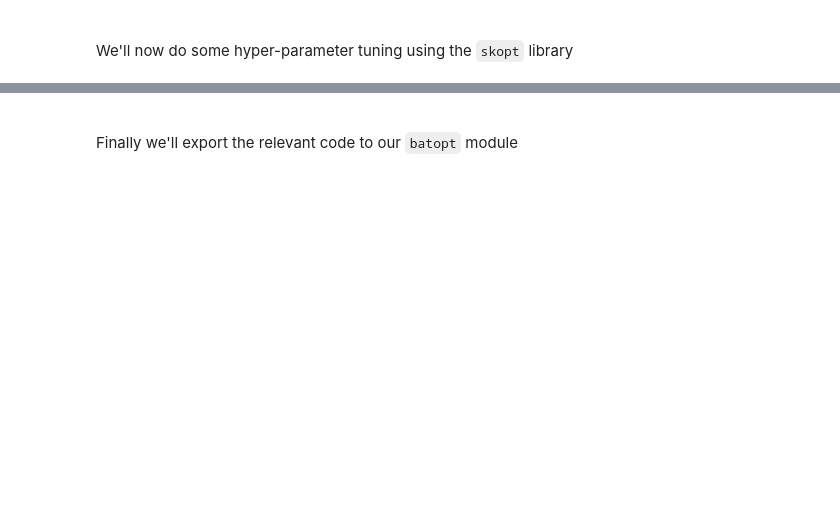
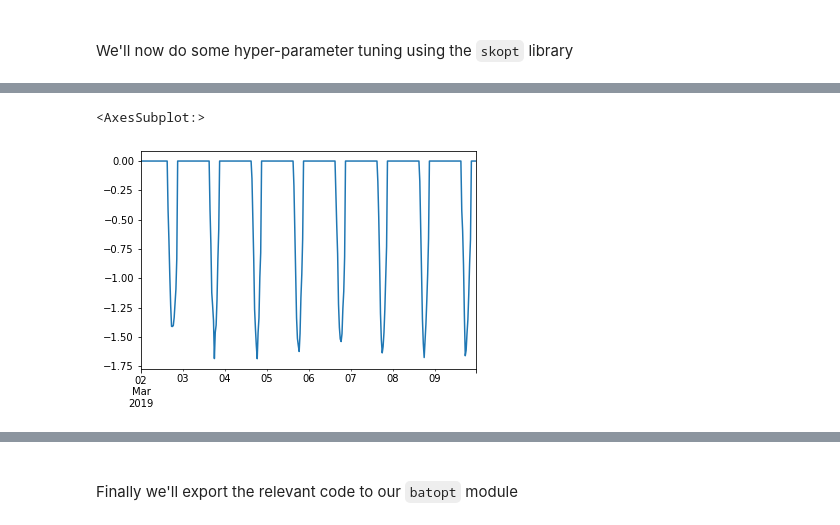
Before and after one commit to AyrtonB/WPD-DS-Challenge, a Jupyter notebook: nbs/06-tuning.ipynb, the cells around one changed output, grey strips where cells are left out. Cells and saved outputs as stored; diff of their text form; code cells hidden in the pictures; blank space fills up the shorter version.

```diff
--- a/nbs/06-tuning.ipynb
+++ b/nbs/06-tuning.ipynb
@@ -33,6 +33,7 @@ from IPython.display import JSON
 ### User Inputs
 # %%
 intermediate_data_dir = '../data/intermediate'
+raw_data_dir = '../data/raw'
 cache_data_dir = '../data/nb-cache'
 # %% [markdown]
 <br>
@@ -479,0 +477,16 @@ evaluate_submission('../data/output/ESAIL_set1.csv', raw_data_dir, intermediate_
+# %%
+index = pd.date_range('2019-03-02', '2019-03-09 23:30', freq='30T', tz='UTC')
+# %%
+%%time
+
+discharge_opt_model_fp = '../models/discharge_opt.sav'
+
+X, y = discharge.prepare_training_input_data(intermediate_data_dir)
+idxs_to_keep = sorted(list(set(X.index) - set(index)))
+X, y = X.loc[idxs_to_keep], y.loc[idxs_to_keep]
+
+discharge.fit_and_save_model(X, y, discharge_opt_model_fp)
+s_discharge_profile = discharge.optimise_test_discharge_profile(raw_data_dir, intermediate_data_dir, discharge_opt_model_fp, index=index)
+
+s_discharge_profile.plot()
+# %% [output]
@@ -479,0 +494,2 @@ evaluate_submission('../data/output/ESAIL_set1.csv', raw_data_dir, intermediate_
+<AxesSubplot:>
+[figure, added]
```
Also changed, not shown: parts of 29 cells of this notebook, 1 other file.
